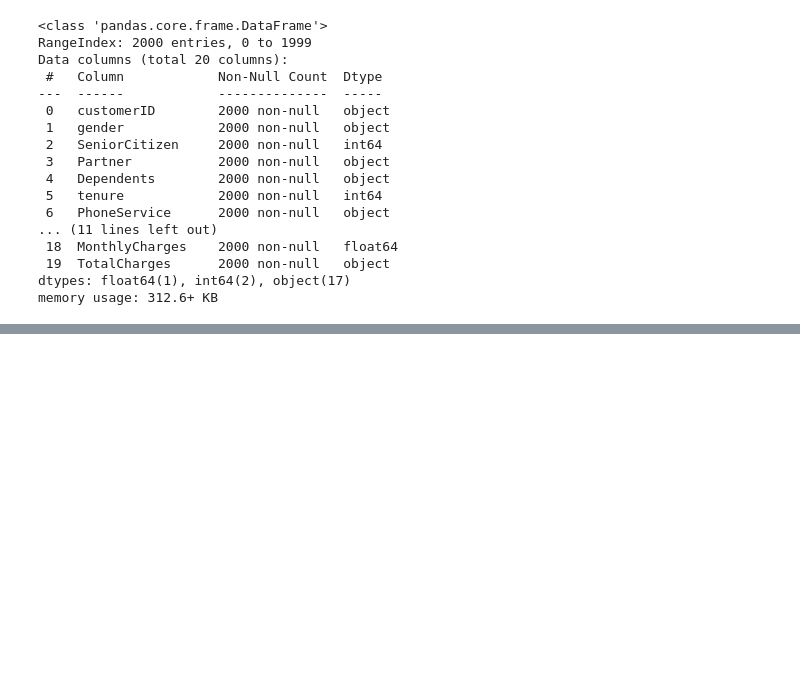
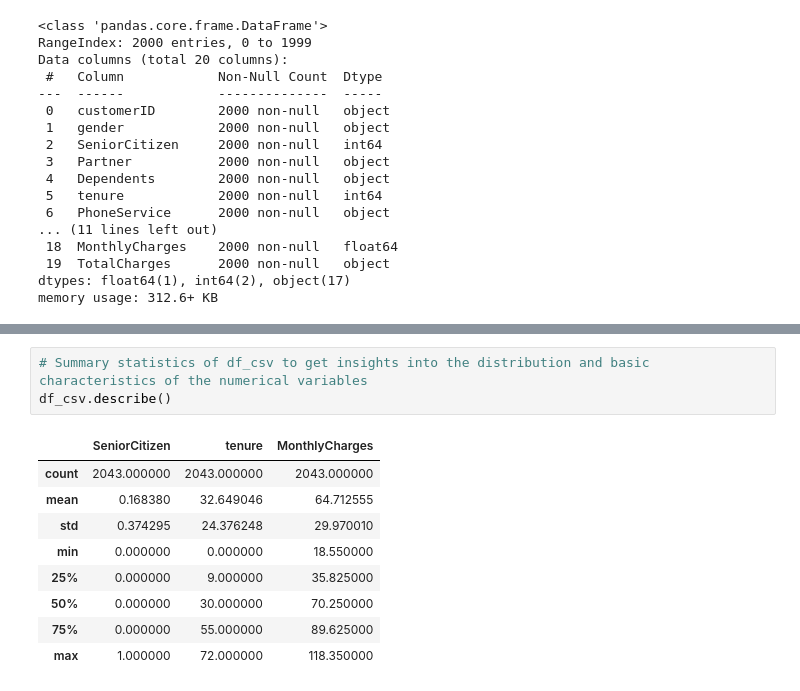
Before and after one commit to Aseye-Amedofu/Customer-churn-classification-project, a Jupyter notebook: LP2_Classification_Telco_customer_churn.ipynb, the cells around one changed output, grey strips where cells are left out. Cells and saved outputs as stored; diff of their text form; blank space fills up the shorter version.

```diff
--- a/LP2_Classification_Telco_customer_churn.ipynb
+++ b/LP2_Classification_Telco_customer_churn.ipynb
@@ -215,0 +289,13 @@ memory usage: 312.6+ KB
+# %%
+# Summary statistics of df_csv to get insights into the distribution and basic characteristics of the numerical variables
+df_csv.describe()
+# %% [output]
+|  | SeniorCitizen | tenure | MonthlyCharges |
+| count | 2043.000000 | 2043.000000 | 2043.000000 |
+| mean | 0.168380 | 32.649046 | 64.712555 |
+| std | 0.374295 | 24.376248 | 29.970010 |
+| min | 0.000000 | 0.000000 | 18.550000 |
+| 25% | 0.000000 | 9.000000 | 35.825000 |
+| 50% | 0.000000 | 30.000000 | 70.250000 |
+| 75% | 0.000000 | 55.000000 | 89.625000 |
+| max | 1.000000 | 72.000000 | 118.350000 |
```
Also changed, not shown: parts of 10 cells of this notebook.
